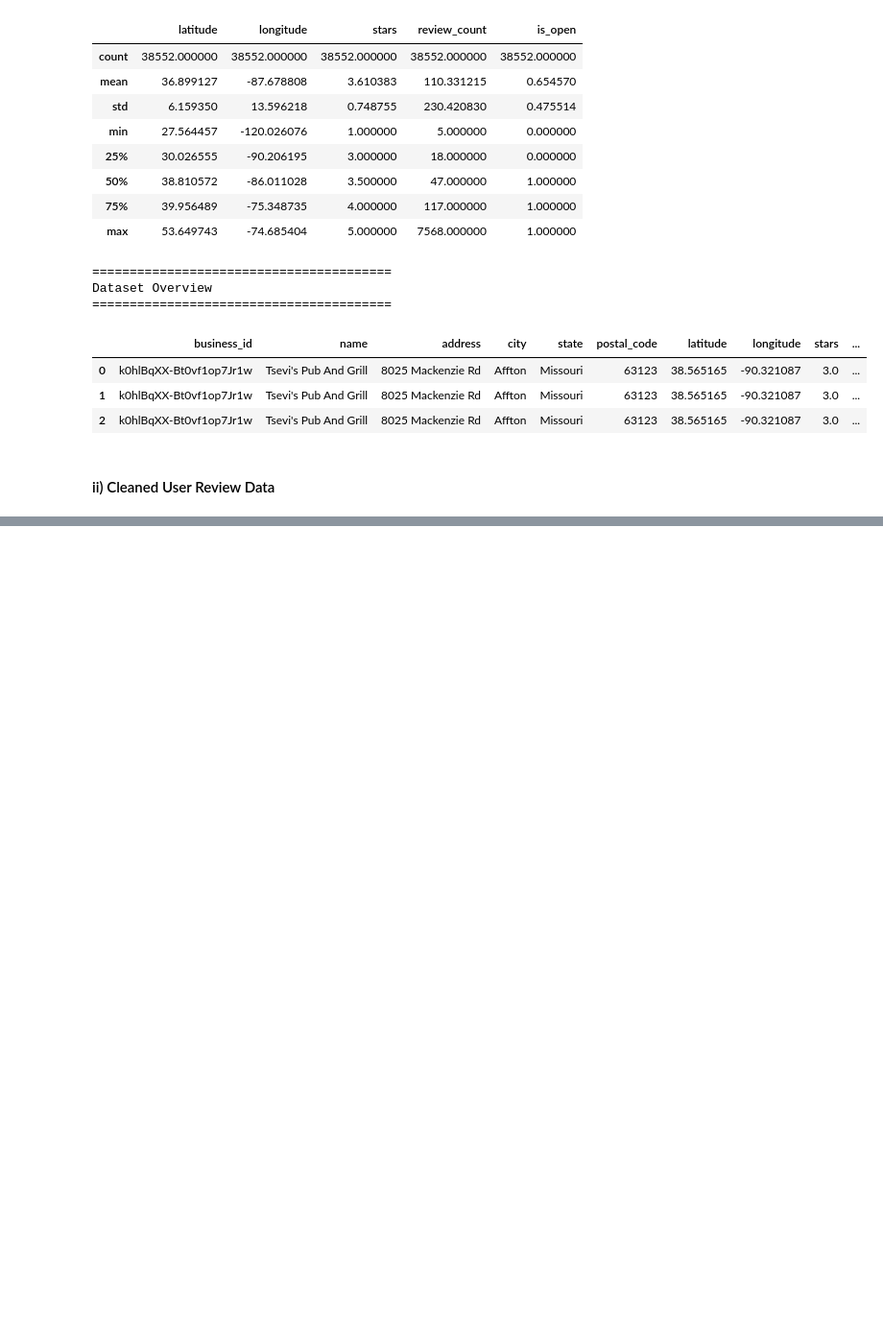
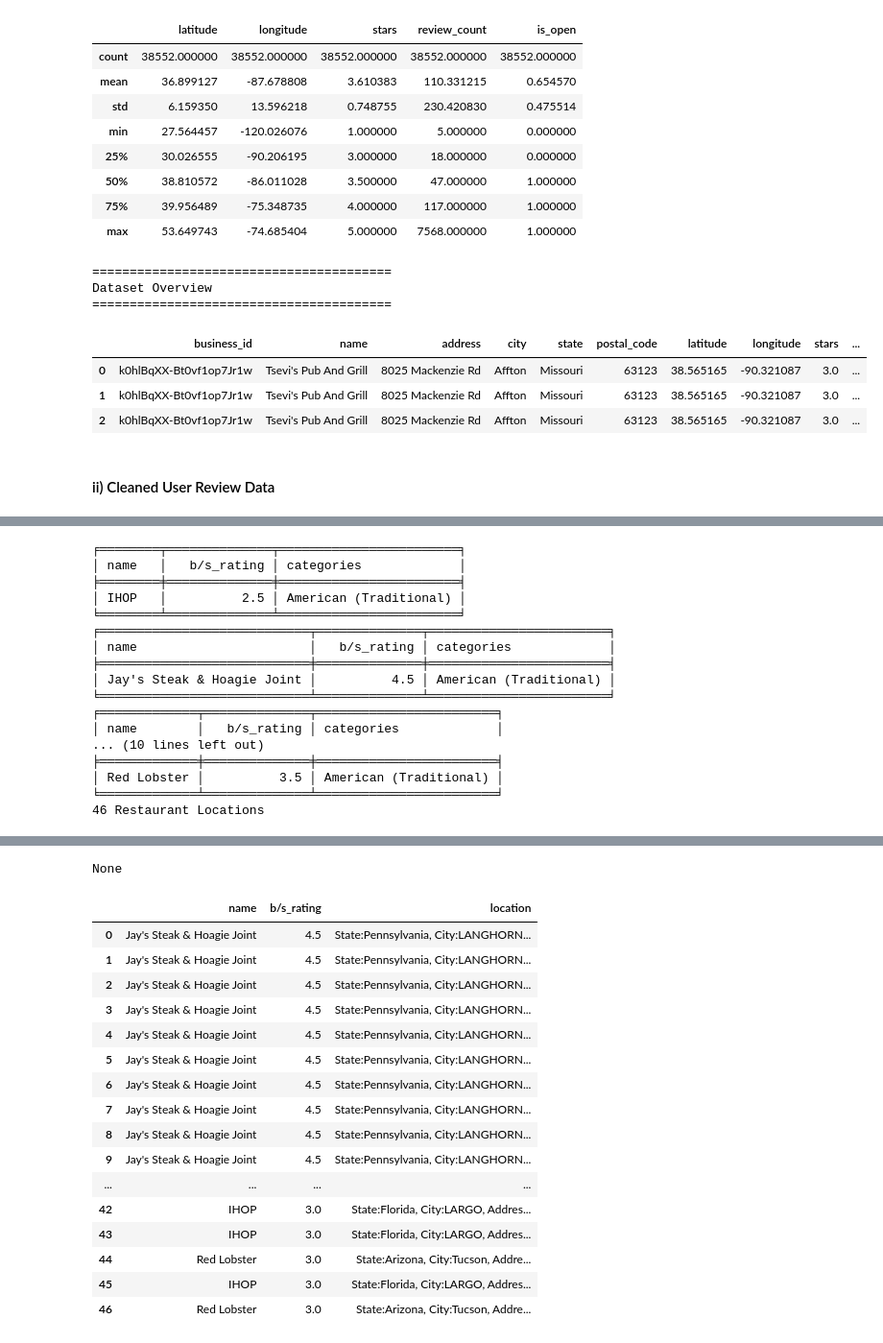
Before and after one commit to RonoHenry/Restaurant-Recommendation-System, a Jupyter notebook: Modelling.ipynb, the cells around one changed output, grey strips where cells are left out. Shown: that part at 96% size. Cells and saved outputs as stored; diff of their text form; code cells hidden in the pictures; blank space fills up the shorter version.

```diff
--- a/Modelling.ipynb
+++ b/Modelling.ipynb
@@ -493,0 +436,40 @@ Top 5 Restaurants Like [Red Square Deli]
+# %%
+# creating a folium_map function that displays restaurant lovations
+
+def folium_map(data):
+    """
+    The function takes in a dataframe and using the latitude and longitude columns displays a map showing the locations of
+    all the restaurants available in the input data
+    """
+    # reseting the index in the input dataframe
+    dff=data.reset_index(drop=True)
+
+
+# Set up center latitude and longitude
+    center_lat = dff['latitude'][0]
+    center_long = dff['longitude'][0]
+
+# Initialize map with center lat and long
+    map_ =folium.Map([center_lat,center_long], zoom_start=7)
+
+# Adjust this limit to see more or fewer businesses
+    limit=dff.shape[0]
+    print(f"{limit-1} Restaurant Locations")
+    for index in range(limit-1):
+        # Extract information about business
+        lat = dff.loc[index,'latitude']
+        long = dff.loc[index,'longitude']
+        name = dff.loc[index,'name']
+        rating = dff.loc[index,'b/s_rating']
+        location = dff.loc[index,'location']
+        details = "{}\nStars: {} {}".format(name,rating,location)
+
+# Create popup with relevant details
+        popup = folium.Popup(details,parse_html=True)
+
+# Create marker with relevant lat/long and popup
+        marker = folium.Marker(location=[lat,long], popup=popup)
+
+        marker.add_to(map_)
+
+    return display(map_)  # returning a map display
@@ -493,0 +632,22 @@ Top 5 Restaurants Like [Red Square Deli]
+# %%
+# offering recommendations based on a specified location
+
+cf_model(num=5,location='LA')
+# %% [output]
+╒════════╤══════════════╤════════════════════════╕
+│ name   │   b/s_rating │ categories             │
+╞════════╪══════════════╪════════════════════════╡
+│ IHOP   │          2.5 │ American (Traditional) │
+╘════════╧══════════════╧════════════════════════╛
+╒════════════════════════════╤══════════════╤════════════════════════╕
+│ name                       │   b/s_rating │ categories             │
+╞════════════════════════════╪══════════════╪════════════════════════╡
+│ Jay's Steak & Hoagie Joint │          4.5 │ American (Traditional) │
+╘════════════════════════════╧══════════════╧════════════════════════╛
+╒═════════════╤══════════════╤════════════════════════╕
+│ name        │   b/s_rating │ categories             │
+... (10 lines left out)
+╞═════════════╪══════════════╪════════════════════════╡
+│ Red Lobster │          3.5 │ American (Traditional) │
+╘═════════════╧══════════════╧════════════════════════╛
+46 Restaurant Locations
@@ -493,0 +655,18 @@ Top 5 Restaurants Like [Red Square Deli]
+None
+|  | name | b/s_rating | location |
+| 0 | Jay's Steak & Hoagie Joint | 4.5 | State:Pennsylvania, City:LANGHORN... |
+| 1 | Jay's Steak & Hoagie Joint | 4.5 | State:Pennsylvania, City:LANGHORN... |
+| 2 | Jay's Steak & Hoagie Joint | 4.5 | State:Pennsylvania, City:LANGHORN... |
+| 3 | Jay's Steak & Hoagie Joint | 4.5 | State:Pennsylvania, City:LANGHORN... |
+| 4 | Jay's Steak & Hoagie Joint | 4.5 | State:Pennsylvania, City:LANGHORN... |
+| 5 | Jay's Steak & Hoagie Joint | 4.5 | State:Pennsylvania, City:LANGHORN... |
+| 6 | Jay's Steak & Hoagie Joint | 4.5 | State:Pennsylvania, City:LANGHORN... |
+| 7 | Jay's Steak & Hoagie Joint | 4.5 | State:Pennsylvania, City:LANGHORN... |
+| 8 | Jay's Steak & Hoagie Joint | 4.5 | State:Pennsylvania, City:LANGHORN... |
+| 9 | Jay's Steak & Hoagie Joint | 4.5 | State:Pennsylvania, City:LANGHORN... |
+| ... | ... | ... | ... |
+| 42 | IHOP | 3.0 | State:Florida, City:LARGO, Addres... |
+| 43 | IHOP | 3.0 | State:Florida, City:LARGO, Addres... |
+| 44 | Red Lobster | 3.0 | State:Arizona, City:Tucson, Addre... |
+| 45 | IHOP | 3.0 | State:Florida, City:LARGO, Addres... |
+| 46 | Red Lobster | 3.0 | State:Arizona, City:Tucson, Addre... |
```
Also changed, not shown: parts of 89 cells of this notebook.
